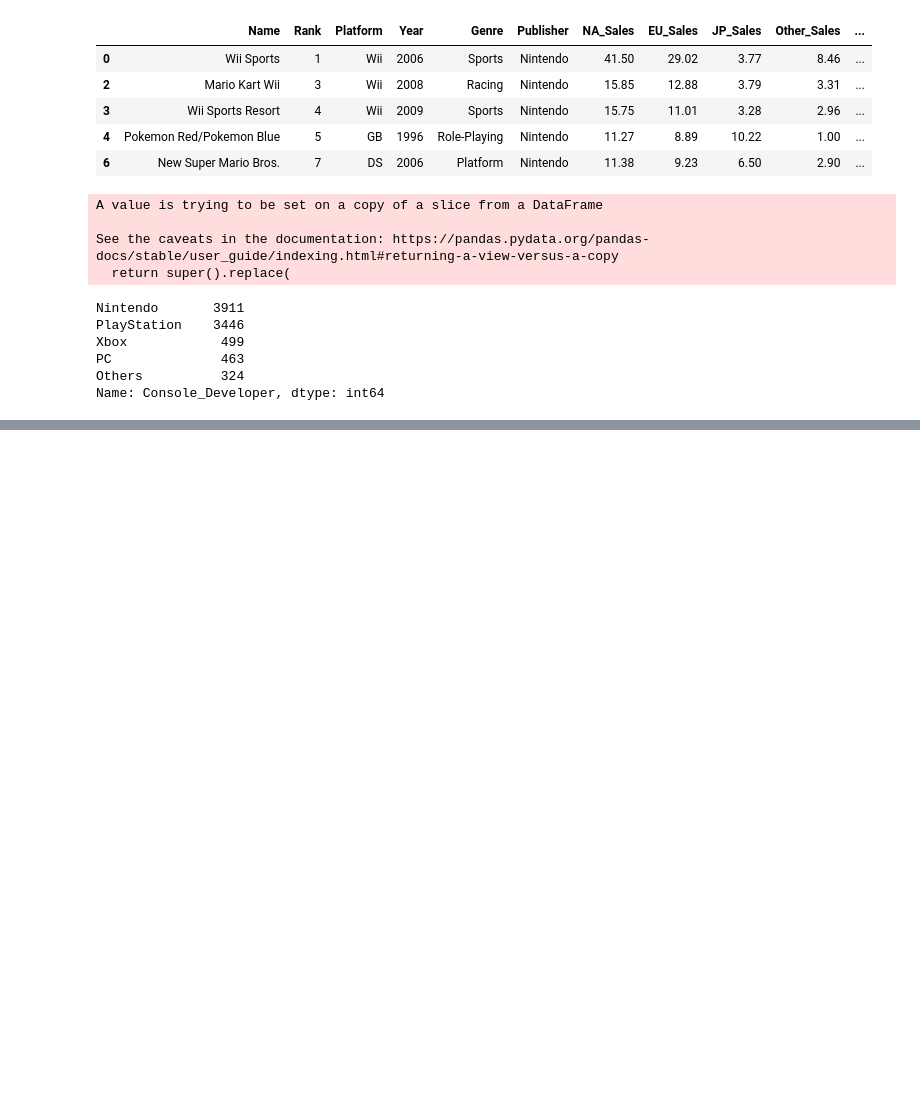
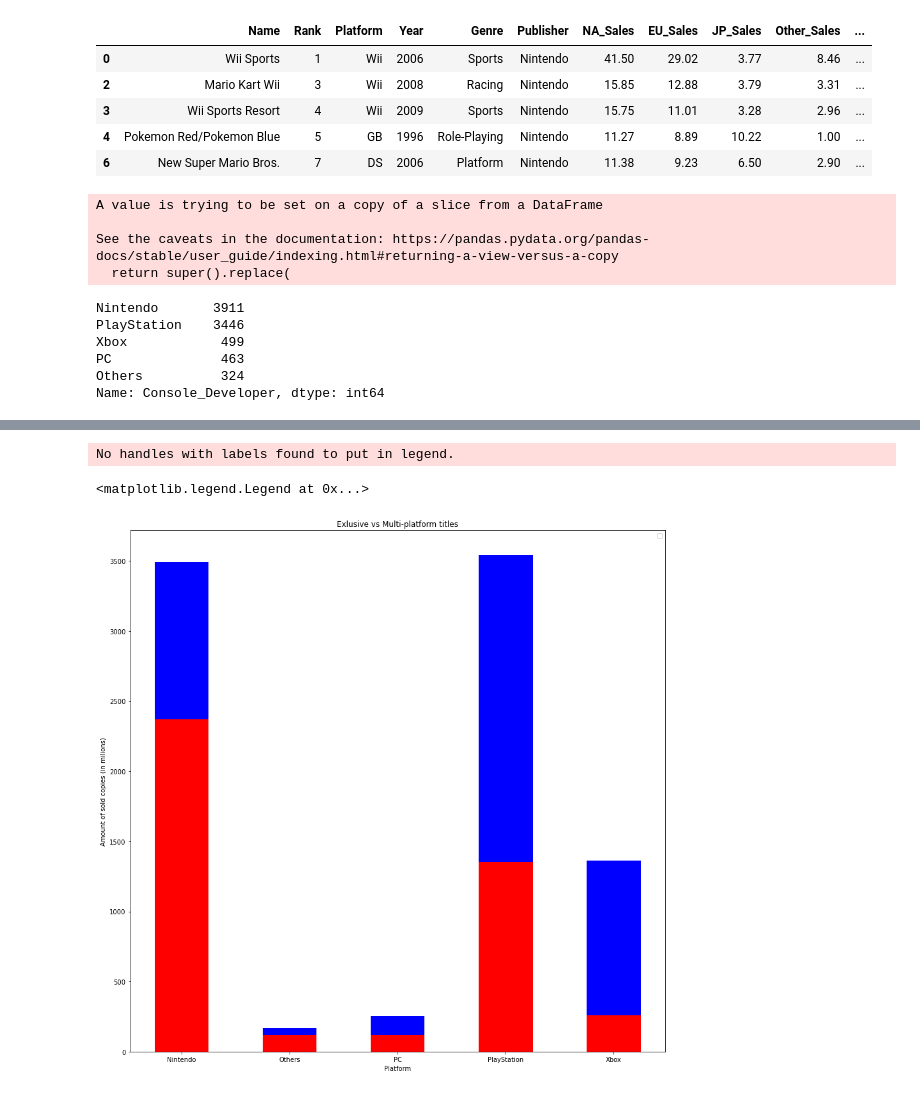
Before and after one commit to XOMIC/Data-Analytics-Projects, a Jupyter notebook: Games-Sales-Data/exclusives.ipynb, the cells around one changed output, grey strips where cells are left out. Cells and saved outputs as stored; diff of their text form; code cells hidden in the pictures; blank space fills up the shorter version.

Commit message:
exclusive titles

```diff
--- a/Games-Sales-Data/exclusives.ipynb
+++ b/Games-Sales-Data/exclusives.ipynb
@@ -162,0 +139,4 @@ multiplatform.head()
+# %%
+# again let's create a column for console developer
+multiplatform['Console_Developer'] = 'Others'
+multiplatform.head()
@@ -162,0 +168,3 @@ multiplatform.head()
+# %%
+multi_sales = multiplatform.groupby('Console_Developer')['Global_Sales'].sum()
+multi_sales
@@ -162,0 +179,13 @@ multiplatform.head()
+# %%
+width = 0.5
+plt.figure(figsize=(15, 15))
+plt.bar(ex_sales.index, ex_sales, width, color='r')
+plt.bar(multi_sales.index, multi_sales, width, bottom=ex_sales, color='b')
+plt.title('Exlusive vs Multi-platform titles')
+plt.xlabel('Platform')
+plt.ylabel('Amount of sold copies (in milions)')
+plt.legend(labels=[])
+# %% [output]
+No handles with labels found to put in legend.
+<matplotlib.legend.Legend at 0x...>
+[figure, added]
```
Also changed, not shown: parts of 21 cells of this notebook.
